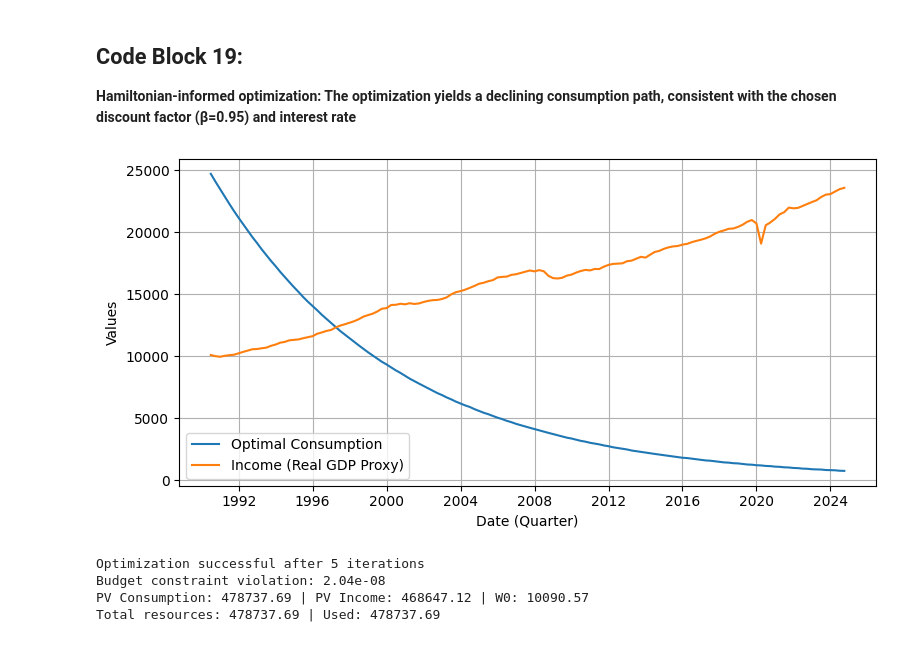
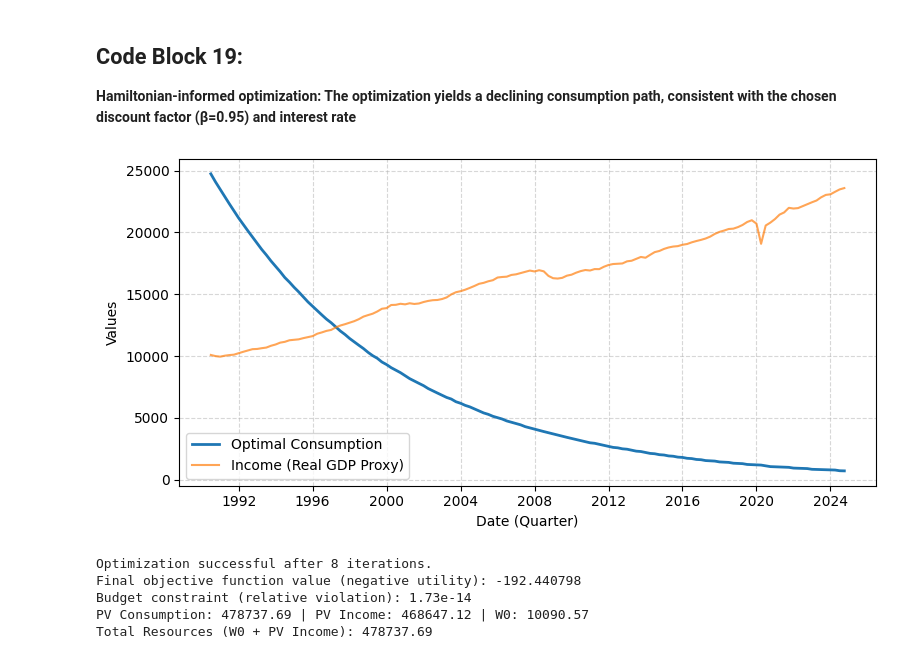
Before and after one commit to saritmaitra/Non-linear-dynamics, a Jupyter notebook: Chapter1_fundamentals_of_nonlinear_dynamics.ipynb, the cells around one changed output. Cells and saved outputs as stored; diff of their text form; code cells hidden in the pictures.

```diff
--- a/Chapter1_fundamentals_of_nonlinear_dynamics.ipynb
+++ b/Chapter1_fundamentals_of_nonlinear_dynamics.ipynb
@@ -974,74 +974,82 @@ Standard error of sample mean: 0.006%
 ## **Code Block 19:**
 **Hamiltonian-informed optimization: The optimization yields a declining consumption path, consistent with the chosen discount factor (β=0.95) and interest rate**
 # %%
-def hamiltonian_consumption(W0, income_stream, r, beta, T):
-    """Hamiltonian optimal consumption path"""
+def permanent_income_consumption(W0, income_stream, r, beta, T):
+    """Analytical initial guess for optimal consumption (Permanent Income Hypothesis under log utility)."""
     discount_factors = (1 + r) ** np.arange(T)
-    pv_income = np.sum(income_stream[:T] / discount_factors)  # Ensure same length
+    pv_income = np.sum(income_stream[:T] / discount_factors)
     total_resources = W0 + pv_income
 
+    # Consumption grows at rate g = beta*(1+r) - 1 under log utility
     growth_factors = (beta * (1 + r)) ** np.arange(T)
-    C = (growth_factors / np.sum(growth_factors)) * total_resources
+    # The sum of growth factors is the "price" of the consumption stream
+    sum_growth_factors = np.sum(growth_factors)
+    # Optimal consumption in period 0 is total resources / price
+    C0 = total_resources / sum_growth_factors
+    # Consumption in each period is C0 growing at rate g
+    C = C0 * growth_factors
     return C
 
 def total_utility(consumption, beta, T):
-    """Log utility with time discounting"""
-    if np.any(consumption <= 0):
-        return np.inf
+    """Negative Log utility with time discounting (for minimization)"""
     return -np.sum(np.fromiter(((beta**t) * np.log(c) for t, c in enumerate(consumption[:T])), dtype=float))
 
 def budget_constraint(consumption, income_stream, r, W0, T):
-    """Present value budget constraint"""
+    """Present value budget constraint (relative violation)"""
     discount_factors = (1 + r) ** np.arange(T)
-    return np.sum(consumption[:T] / discount_factors) - W0 - np.sum(income_stream[:T] / discount_factors)
+    pv_consumption = np.sum(consumption[:T] / discount_factors)
+    pv_income = np.sum(income_stream[:T] / discount_factors)
+    total_resources = W0 + pv_income
+    return (pv_consumption - total_resources) / total_resources
 
 W0 = df['RealGDP'].iloc[0]
 r = df['InterestRate'].mean() / 100
-T = len(df)
+T = len(df)  # Time horizon
 income_stream = df['RealGDP'].values
 beta = 0.95
 
-initial_guess = hamiltonian_consumption(W0, income_stream, r, beta, T)
+initial_guess = permanent_income_consumption(W0, income_stream, r, beta, T)
 
-# Optimization
 result = minimize(
     total_utility,
     initial_guess,
     args=(beta, T),
     method='SLSQP',
     bounds=[(1e-8, None)] * T,
     constraints={'type': 'eq', 'fun': budget_constraint, 'args': (income_stream, r, W0, T)},
-    options={'maxiter': 1000})
+    options={'maxiter': 1000, 'ftol': 1e-12})
 
 if result.success:
     optimal_consumption_path = result.x
 
     plt.figure(figsize=(8, 4))
-    plt.plot(df.index, optimal_consumption_path, label='Optimal Consumption')
-    plt.plot(df.index, income_stream, label='Income (Real GDP Proxy)')
-
+    plt.plot(df.index, optimal_consumption_path, label='Optimal Consumption', linewidth=2)
+    plt.plot(df.index, income_stream, label='Income (Real GDP Proxy)', alpha=0.7)
     plt.xlabel('Date (Quarter)')
     plt.ylabel('Values')
-    plt.title('Optimal Consumption Path vs. Income Over Time')
+    # plt.title('Optimal Consumption Path vs. Income Over Time')
     plt.legend()
-    plt.grid()
+    plt.grid(True, linestyle='--', alpha=0.5)
     plt.tight_layout()
     plt.show()
 
-    # Validation
     pv_cons = np.sum(optimal_consumption_path / ((1 + r) ** np.arange(T)))
-    pv_income = np.sum(income_stream / ((1 + r) ** np.arange(T)))
+    pv_income_val = np.sum(income_stream / ((1 + r) ** np.arange(T)))
+    total_resources = W0 + pv_income_val
+    budget_violation = budget_constraint(optimal_consumption_path, income_stream, r, W0, T)
 
-    print(f"Optimization successful after {result.nit} iterations")
-    print(f"Budget constraint violation: {budget_constraint(optimal_consumption_path, income_stream, r, W0, T):.2e}")
-    print(f"PV Consumption: {pv_cons:.2f} | PV Income: {pv_income:.2f} | W0: {W0:.2f}")
-    print(f"Total resources: {W0 + pv_income:.2f} | Used: {pv_cons:.2f}")
+    print(f"Optimization successful after {result.nit} iterations.")
+    print(f"Final objective function value (negative utility): {result.fun:.6f}")
+    print(f"Budget constraint (relative violation): {budget_violation:.2e}")
+    print(f"PV Consumption: {pv_cons:.2f} | PV Income: {pv_income_val:.2f} | W0: {W0:.2f}")
+    print(f"Total Resources (W0 + PV Income): {total_resources:.2f}")
 else:
     print("Optimization failed:", result.message)
-    print("Try: 1) Increasing maxiter, 2) Relaxing bounds, 3) Different initial guess")
+    print("Troubleshooting tips: 1) Increase maxiter, 2) Check parameter scaling, 3) Verify initial guess.")
 # %% [output]
-[figure, old version]
+[figure, new version]
-Optimization successful after 5 iterations
-Budget constraint violation: 2.04e-08
+Optimization successful after 8 iterations.
+Final objective function value (negative utility): -192.440798
+Budget constraint (relative violation): 1.73e-14
 PV Consumption: 478737.69 | PV Income: 468647.12 | W0: 10090.57
-Total resources: 478737.69 | Used: 478737.69
+Total Resources (W0 + PV Income): 478737.69
```
